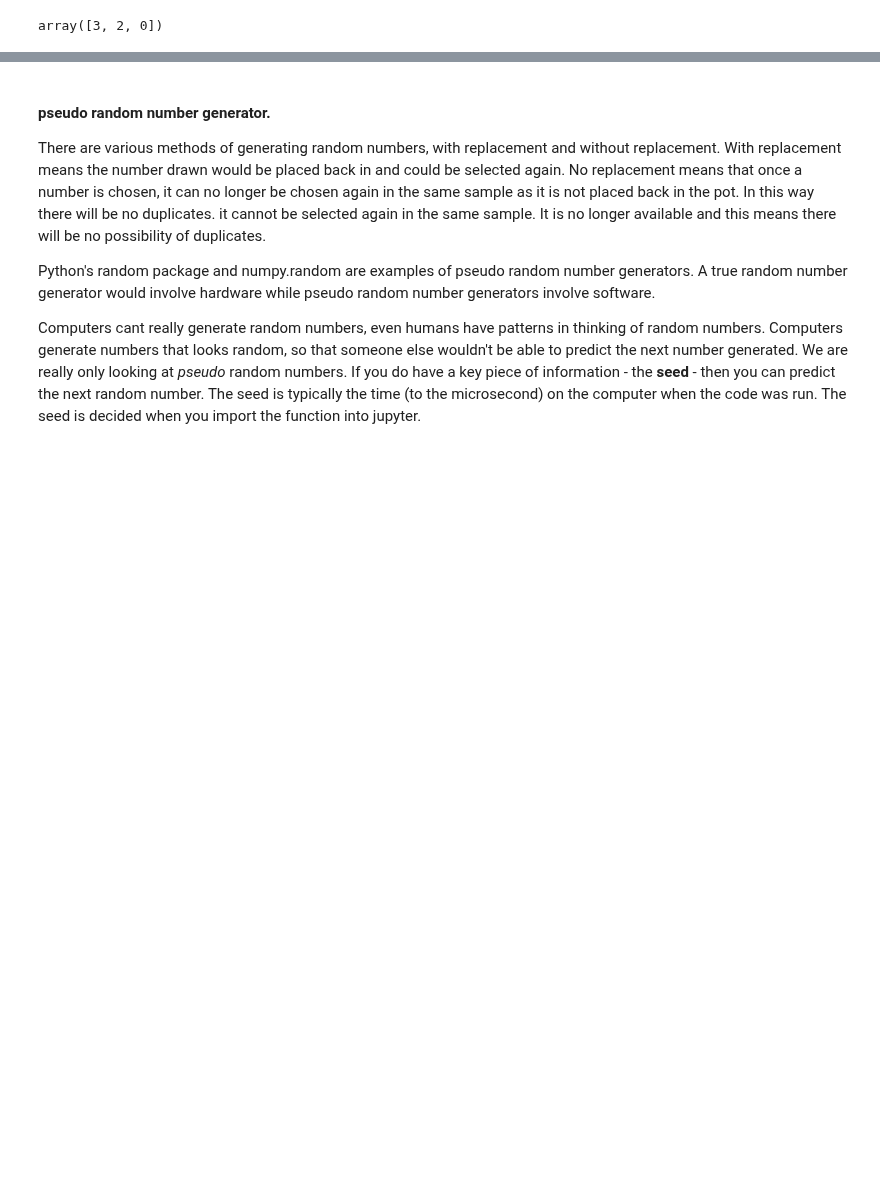
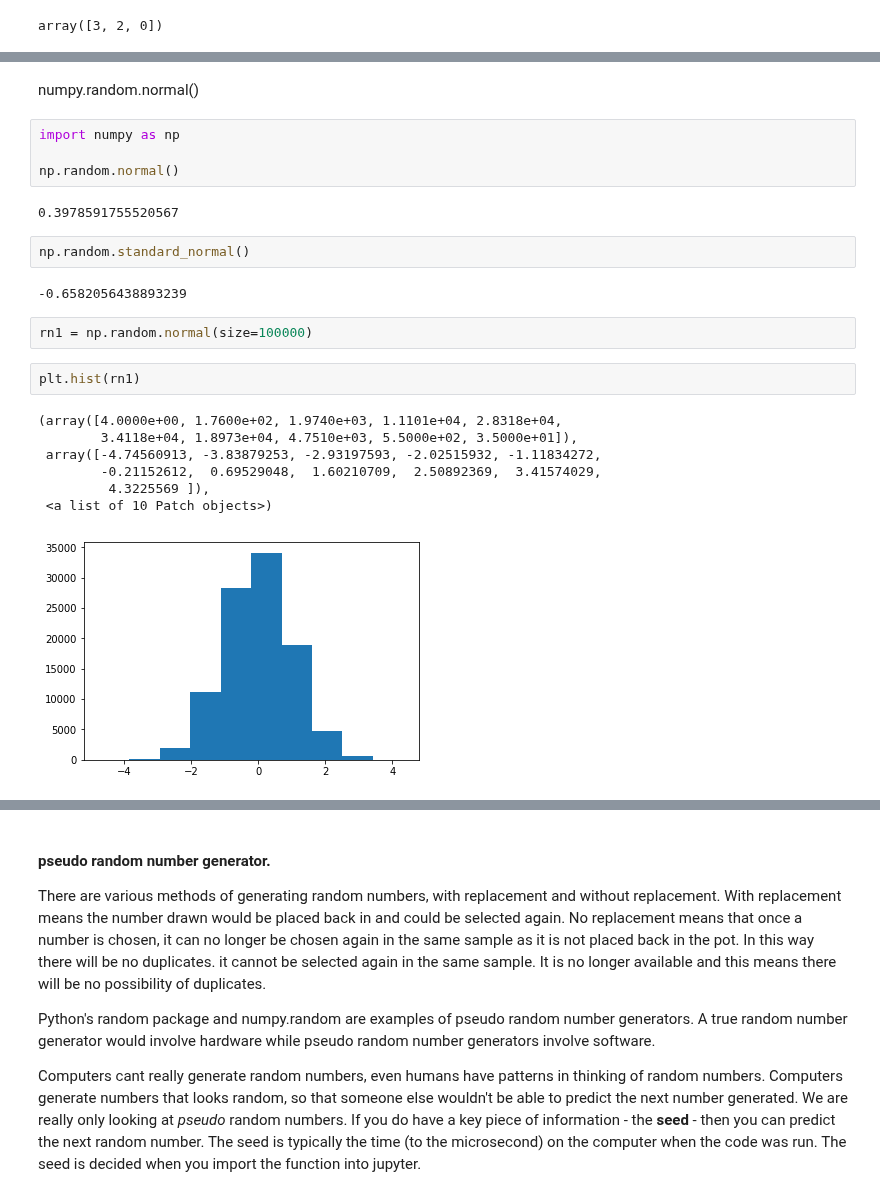
Before and after one commit to angela1C/Programming-for-Data-Analysis-numpy.random-project-2019, a Jupyter notebook: NumpyRandom.ipynb, the cells around one changed output, grey strips where cells are left out. Saved outputs shown, nothing was run; the diff lists cells and outputs as text; blank space fills up the shorter version.

```diff
--- a/NumpyRandom.ipynb
+++ b/NumpyRandom.ipynb
@@ -656,0 +769,24 @@ show how random numbers can be drawn from different probability distributions. u
+# %% [markdown]
+numpy.random.normal()
+# %%
+import numpy as np
+
+np.random.normal()
+# %% [output]
+0.3978591755520567
+# %%
+np.random.standard_normal()
+# %% [output]
+-0.6582056438893239
+# %%
+rn1 = np.random.normal(size=100000)
+# %%
+plt.hist(rn1)
+# %% [output]
+(array([4.0000e+00, 1.7600e+02, 1.9740e+03, 1.1101e+04, 2.8318e+04,
+        3.4118e+04, 1.8973e+04, 4.7510e+03, 5.5000e+02, 3.5000e+01]),
+ array([-4.74560913, -3.83879253, -2.93197593, -2.02515932, -1.11834272,
+        -0.21152612,  0.69529048,  1.60210709,  2.50892369,  3.41574029,
+         4.3225569 ]),
+ <a list of 10 Patch objects>)
+[figure, added]
```
Also changed, not shown: parts of 22 cells of this notebook, 1 other file.
